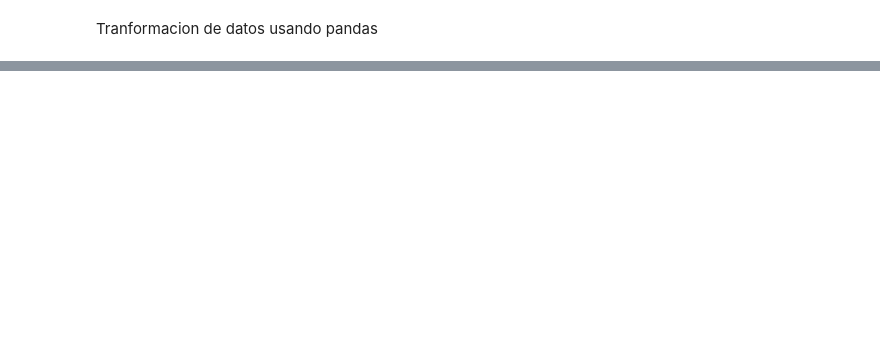
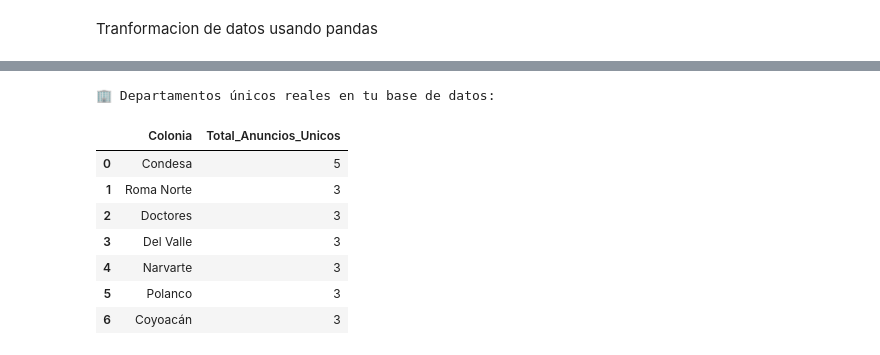
Before and after one commit to EduardoCarbajalM/scraper-inmobiliario, a Jupyter notebook: scraper_inmobiliario.ipynb, the cells around one changed output, grey strips where cells are left out. Drawn from its saved outputs; the diff is of its cells as text; code cells hidden in the pictures; blank space fills up the shorter version.

```diff
--- a/scraper_inmobiliario.ipynb
+++ b/scraper_inmobiliario.ipynb
@@ -229,0 +219,25 @@ dtype: object
+# %%
+import pandas as pd
+from pymongo import MongoClient
+
+# 1. Extracción rápida de MongoDB
+cliente = MongoClient('mongodb://localhost:27017/')
+coleccion = cliente['mercado_inmobiliario']['departamentos_cdmx']
+df = pd.DataFrame(list(coleccion.find()))
+
+# 2. Conteo agrupado por colonia
+print("🏢 Departamentos únicos reales en tu base de datos:\n")
+conteo_colonias = df['colonia'].value_counts().reset_index()
+conteo_colonias.columns = ['Colonia', 'Total_Anuncios_Unicos']
+
+display(conteo_colonias)
+# %% [output]
+🏢 Departamentos únicos reales en tu base de datos:
+|  | Colonia | Total_Anuncios_Unicos |
+| 0 | Condesa | 5 |
+| 1 | Roma Norte | 3 |
+| 2 | Doctores | 3 |
+| 3 | Del Valle | 3 |
+| 4 | Narvarte | 3 |
+| 5 | Polanco | 3 |
+| 6 | Coyoacán | 3 |
```
Also changed, not shown: parts of 8 cells of this notebook, 3 other files.
